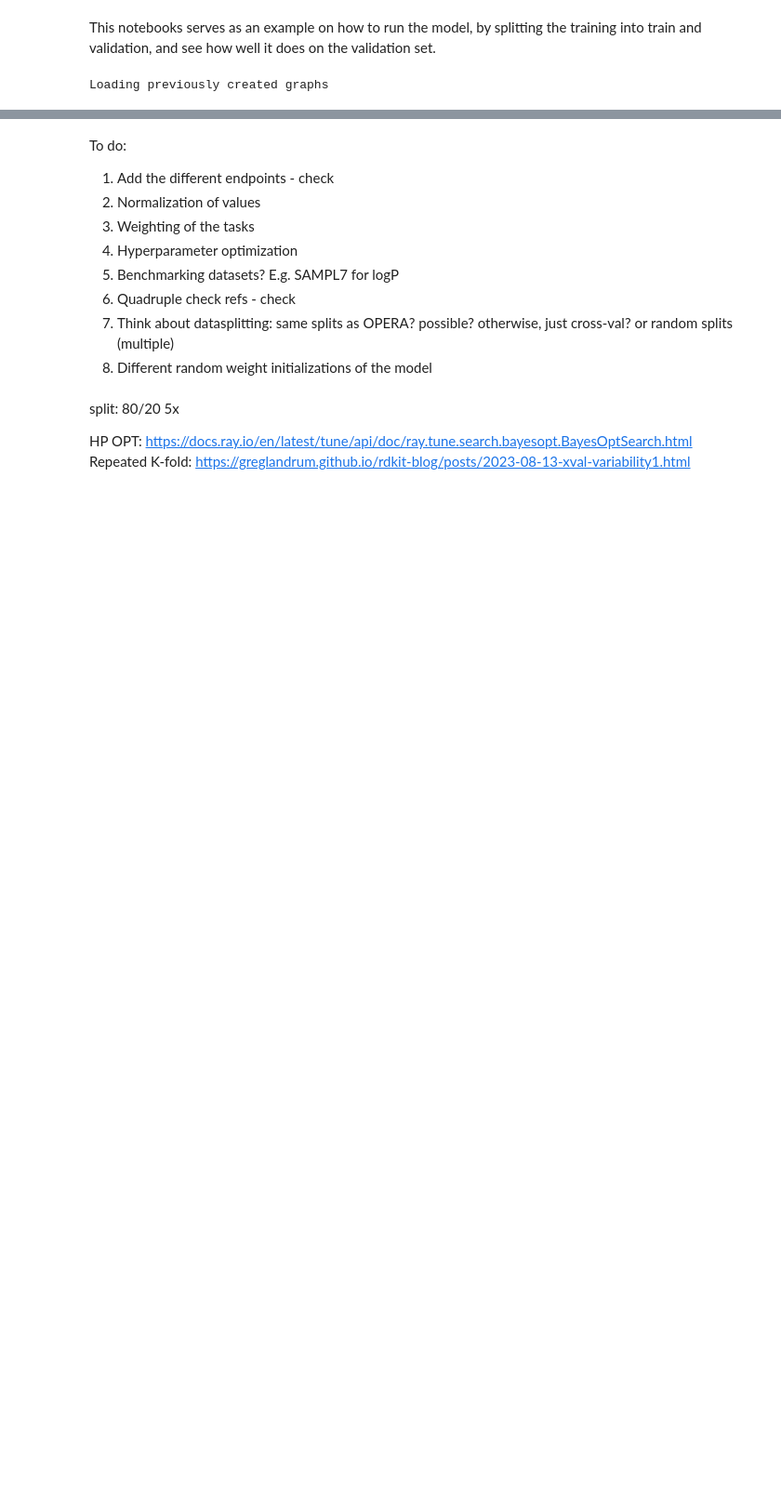
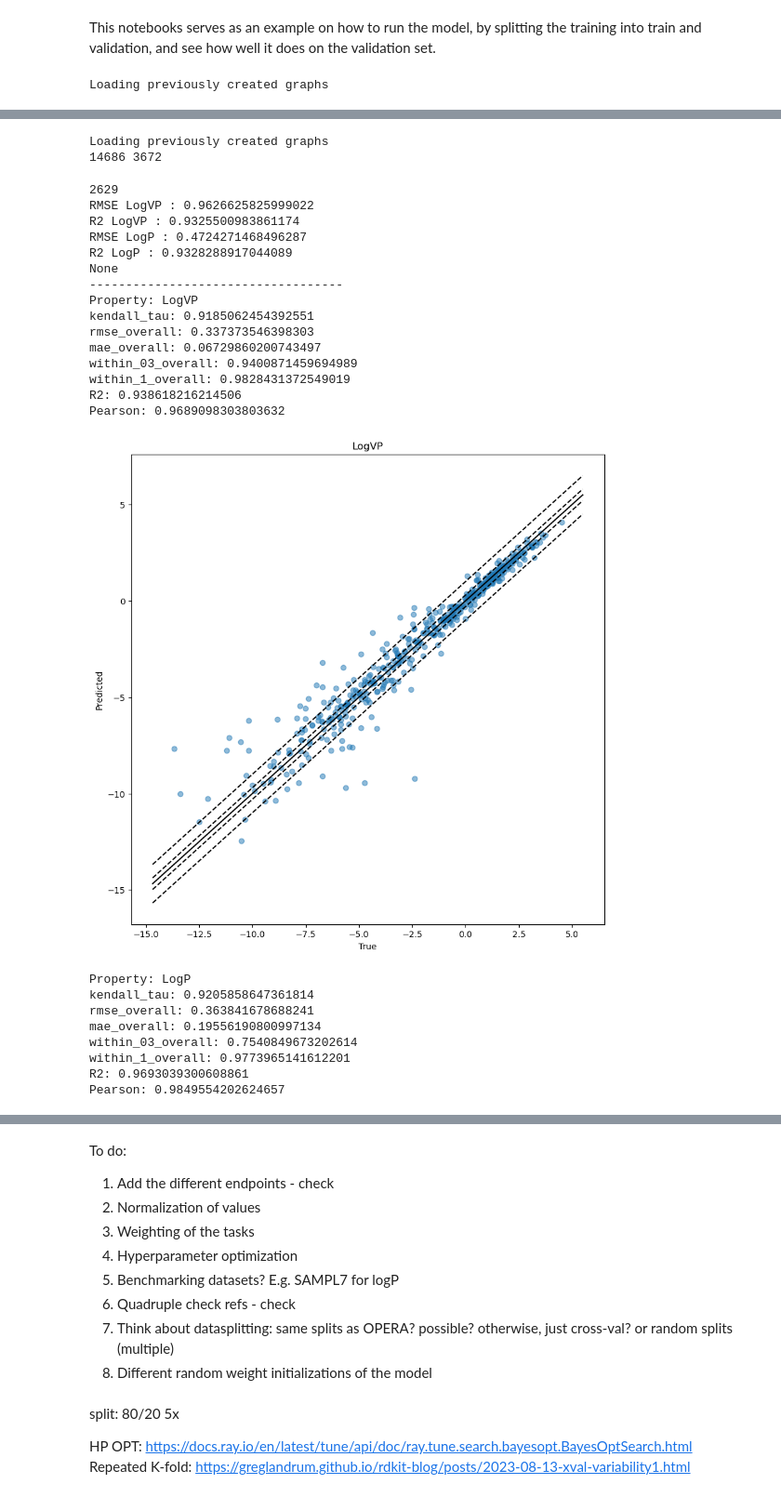
Before and after one commit to Cschiebroek/Digital_Chemistry, a Jupyter notebook: 002_Example_Run.ipynb, the cells around one changed output, grey strips where cells are left out. Shown at 93% size. Saved outputs shown, nothing was run; the diff lists cells and outputs as text; code cells hidden in the pictures; blank space fills up the shorter version.

```diff
--- a/002_Example_Run.ipynb
+++ b/002_Example_Run.ipynb
@@ -53,0 +130,54 @@ plot_scatters(df_preds,df_ys)
+# %%
+#compare to using the unscaled DASH charges
+train = pd.read_csv("train.csv")
+outputs = 14
+device = torch.device('cuda' if torch.cuda.is_available() else 'cpu')
+train_graphs_DASH_charge_unscaled = get_graphs(train,dash_charges=True,scaled =False,save_graphs = True)
+train_data, val_data = train_test_split(train_graphs_DASH_charge_unscaled, test_size=0.2, random_state=2000)
+train_loader = DataLoader(train_data, batch_size=64, shuffle=True)
+val_loader = DataLoader(val_data, batch_size=64, shuffle=False)
+model= AttentiveFP(in_channels=24, hidden_channels=200, out_channels=outputs, #note that using the DASH graphs will increase the amount of node feauters (input channels for model) from 23 to 24
+                            edge_dim=11, num_layers=4, num_timesteps=2,
+                            dropout=0.0).to(device)
+optimizer = torch.optim.Adam(model.parameters(), lr=10**-3,
+                        weight_decay=10**-4)
+print(len(train_data), len(val_data))
+train_and_validate_multi(model, train_loader, val_loader, optimizer, num_epochs=100, outputs=outputs, verbose=True,props_to_train=['LogVP','LogP'],name='test_DASH_unscaled')
+# %% [output]
+Loading previously created graphs
+14686 3672
+# %%
+from utils_model import get_preds_per_task,vals_to_df
+from utils_plotting import plot_scatters
+model.load_state_dict(torch.load('test_DASH_unscaled.pt'))
+preds, ys = get_preds_per_task(model,val_loader, outputs,props_to_predict=['LogVP','LogP'])
+df_preds = vals_to_df(preds,['LogVP','LogP'],scaled=False)
+df_ys = vals_to_df(ys,['LogVP','LogP'],scaled=False)
+print(print_rmse_and_r2_unscaled(preds,ys))
+print('-----------------------------------')
+plot_scatters(df_preds,df_ys)
+# %% [output]
+2629
+RMSE LogVP : 0.9626625825999022
+R2 LogVP : 0.9325500983861174
+RMSE LogP : 0.4724271468496287
+R2 LogP : 0.9328288917044089
+None
+-----------------------------------
+Property: LogVP
+kendall_tau: 0.9185062454392551
+rmse_overall: 0.337373546398303
+mae_overall: 0.06729860200743497
+within_03_overall: 0.9400871459694989
+within_1_overall: 0.9828431372549019
+R2: 0.938618216214506
+Pearson: 0.9689098303803632
+[figure, added]
+Property: LogP
+kendall_tau: 0.9205858647361814
+rmse_overall: 0.363841678688241
+mae_overall: 0.19556190800997134
+within_03_overall: 0.7540849673202614
+within_1_overall: 0.9773965141612201
+R2: 0.9693039300608861
+Pearson: 0.9849554202624657
```
Also changed, not shown: parts of 16 cells of this notebook, 7 other files.
